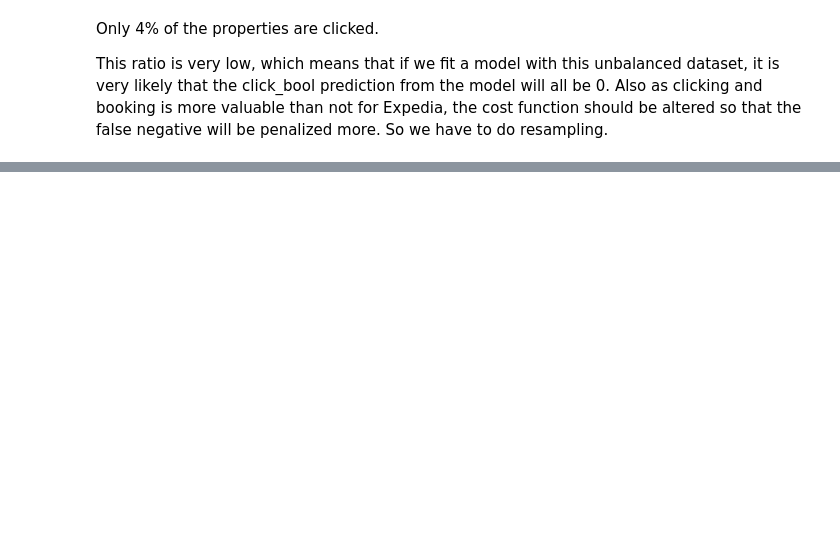
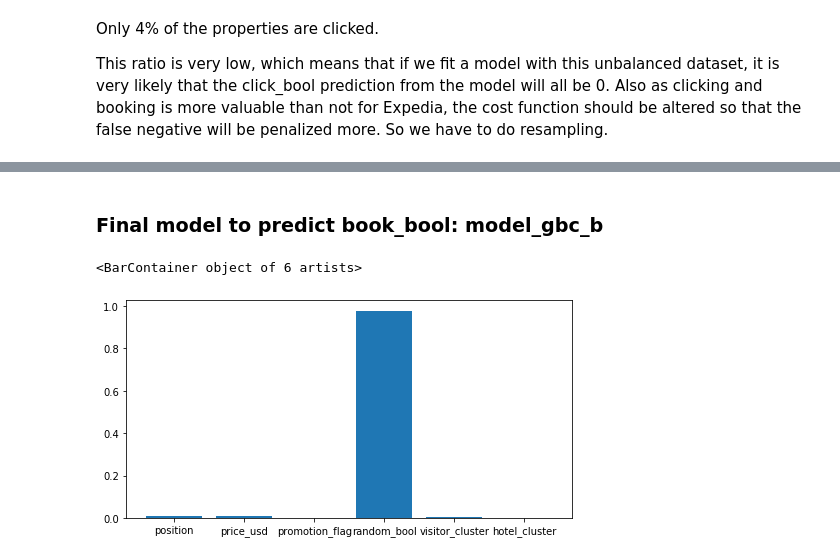
Before and after one commit to YikunLiu0801/Classification-Users-Behavior-Analytics, a Jupyter notebook: Yikun Liu_Data Science Project.ipynb, the cells around one changed output, grey strips where cells are left out. Drawn from its saved outputs; the diff is of its cells as text; code cells hidden in the pictures; blank space fills up the shorter version.

```diff
--- a/Yikun Liu_Data Science Project.ipynb
+++ b/Yikun Liu_Data Science Project.ipynb
@@ -431,0 +281,5 @@ The model selected is the __random forest tree__, with a recall of 0.78 and a sp
+# %%
+x.drop(columns = feature_vis,inplace = True)
+x.drop(columns = feature_hot,inplace = True)
+x['visitor_cluster'] = x['visitor_cluster'].astype(str)
+x['hotel_cluster'] = x['hotel_cluster'].astype(str)
@@ -431,0 +386,10 @@ The model selected is the __random forest tree__, with a recall of 0.78 and a sp
+# %%
+y_c = expe.iloc[:,19]
+y_b = expe.iloc[:,20]
+
+#x_b1 = x[y_c == 1].drop(columns=['random_bool'])
+x_b = x[y_c == 1]
+y_b = y_b[y_c == 1]
+# %%
+# Split the dataset into training and validation sets
+train_xb,valid_xb,train_yb,valid_yb = train_test_split(x_b,y_b,test_size = 0.3,random_state = 2)
@@ -431,0 +414,2 @@ The model selected is the __random forest tree__, with a recall of 0.78 and a sp
+# %%
+model_gbc_b = gbc(learning_rate=0.01).fit(train_xb,train_yb)
@@ -431,0 +444,8 @@ The model selected is the __random forest tree__, with a recall of 0.78 and a sp
+# %% [markdown]
+### Final model to predict book_bool: model_gbc_b
+# %%
+plt.figure(figsize=(8,4))
+plt.bar(x_b.columns,model_gbc_b.feature_importances_)
+# %% [output]
+<BarContainer object of 6 artists>
+[figure, added]
```
Also changed, not shown: parts of 127 cells of this notebook, 1 other file.
